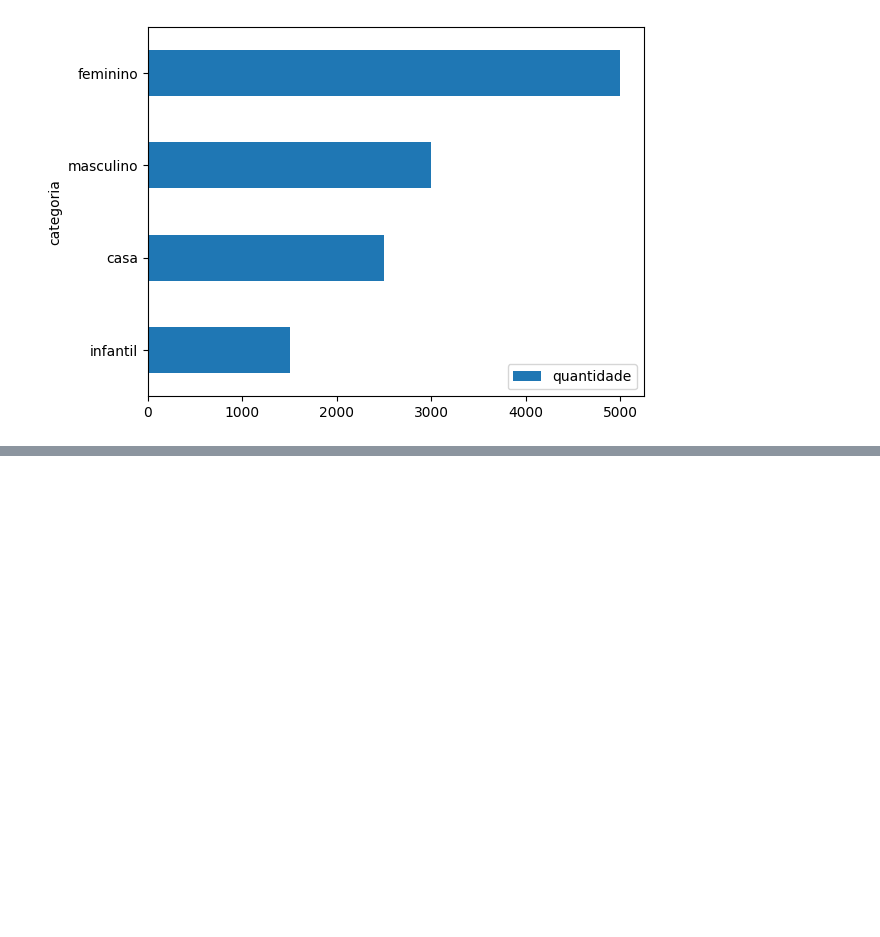
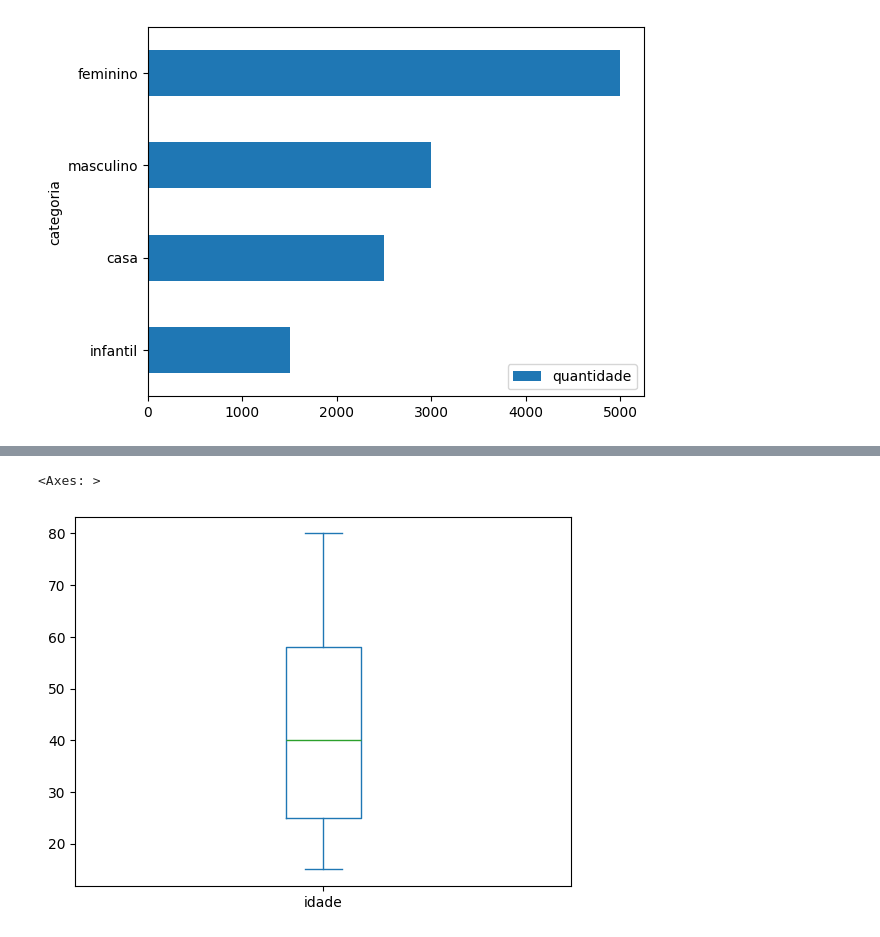
Before and after one commit to leuzindev/fundamentals-of-statistics, a Jupyter notebook: statistics-dev.ipynb, the cells around one changed output, grey strips where cells are left out. Cells and saved outputs as stored; diff of their text form; code cells hidden in the pictures; blank space fills up the shorter version.

```diff
--- a/statistics-dev.ipynb
+++ b/statistics-dev.ipynb
@@ -233,0 +244,7 @@ df_vendas.sort_values('quantidade').plot.barh(
+# %%
+# Gráfico de BoxPlot (Diagrama de Caixa) - Idade
+
+df_measure.idade.plot.box()
+# %% [output]
+<Axes: >
+[figure, added]
```
Also changed, not shown: parts of 9 cells of this notebook.
